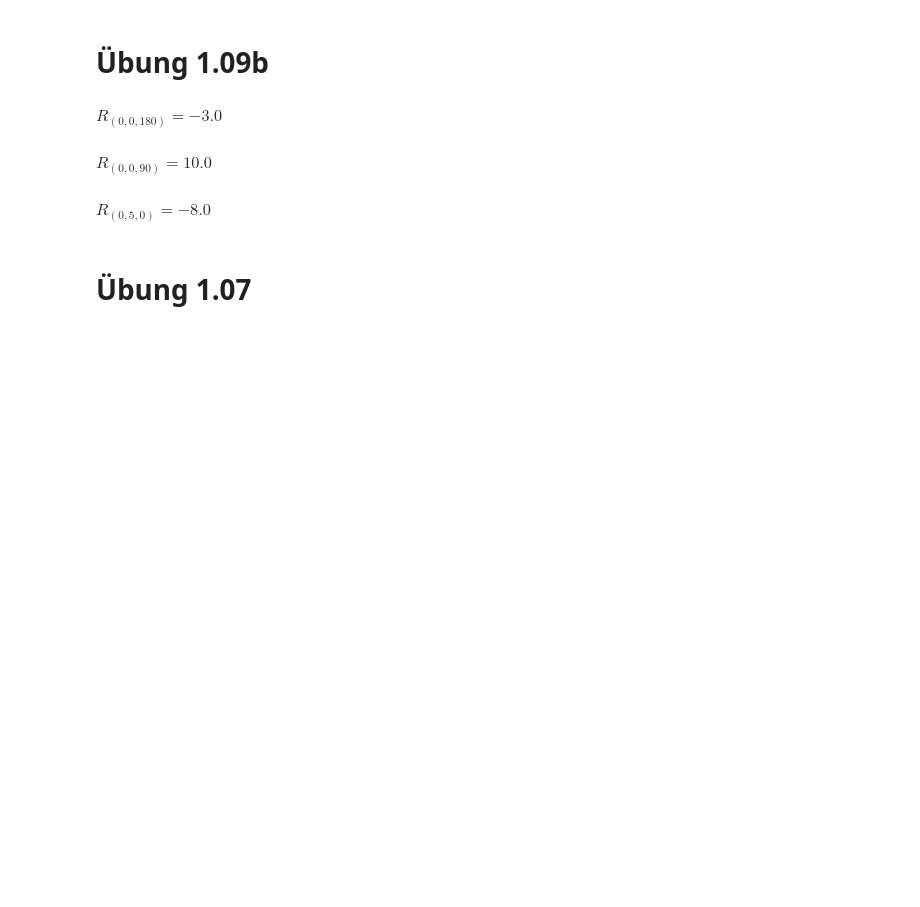
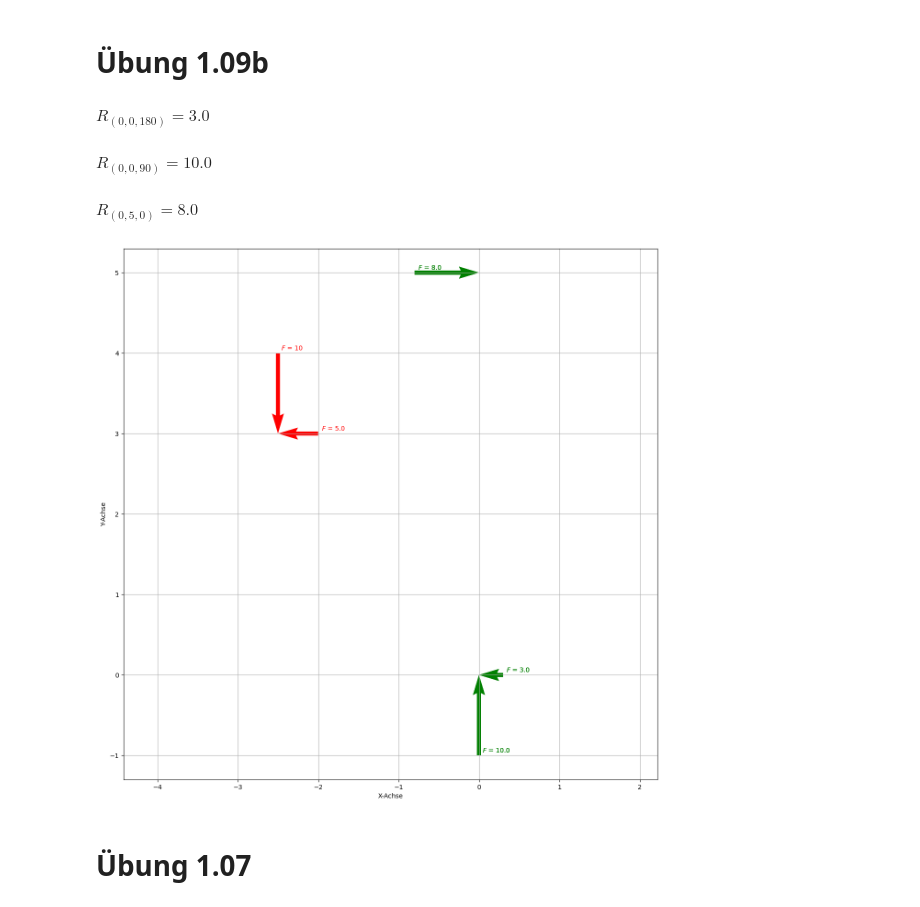
Before and after one commit to PascalGitz/09_Baustatik_GGW, a Jupyter notebook: src/Examples.ipynb, the cells around one changed output. Drawn from its saved outputs; the diff is of its cells as text; code cells hidden in the pictures; blank space fills up the shorter version.

```diff
--- a/src/Examples.ipynb
+++ b/src/Examples.ipynb
@@ -130,19 +134,20 @@ $\displaystyle R_{(10, 0, 90)} = 23.45$
 # %%
 h = 5
 F = 10
 
-einwirkungen_kraefte = [Actionforce(F, 270, h/2,3/5*h), Actionforce(F/2,0,h/2,3/5*h)]
+einwirkungen_kraefte = [Actionforce(F, 270, -h/2,3/5*h), Actionforce(-F/2,0,-h/2,3/5*h)]
 reaktionen_kraefte = [Reactionforce(90, 0, 0), Reactionforce(180, 0, 0), Reactionforce(0, 0, h)]
 
 system_6 = System(actionforces=einwirkungen_kraefte, reactionforces=reaktionen_kraefte)
 system_6.calculate_reaction_force()
 
 
 Plot(system_6).plot_forces_and_moments()
 # %% [output]
-$\displaystyle R_{(0, 0, 180)} = -3.0$
+$\displaystyle R_{(0, 0, 180)} = 3.0$
 $\displaystyle R_{(0, 0, 90)} = 10.0$
-$\displaystyle R_{(0, 5, 0)} = -8.0$
+$\displaystyle R_{(0, 5, 0)} = 8.0$
+[figure, added]
 # %% [markdown]
 # Übung 1.07
 # %%
```
Also changed, not shown: parts of 9 cells of this notebook, 11 other files.
